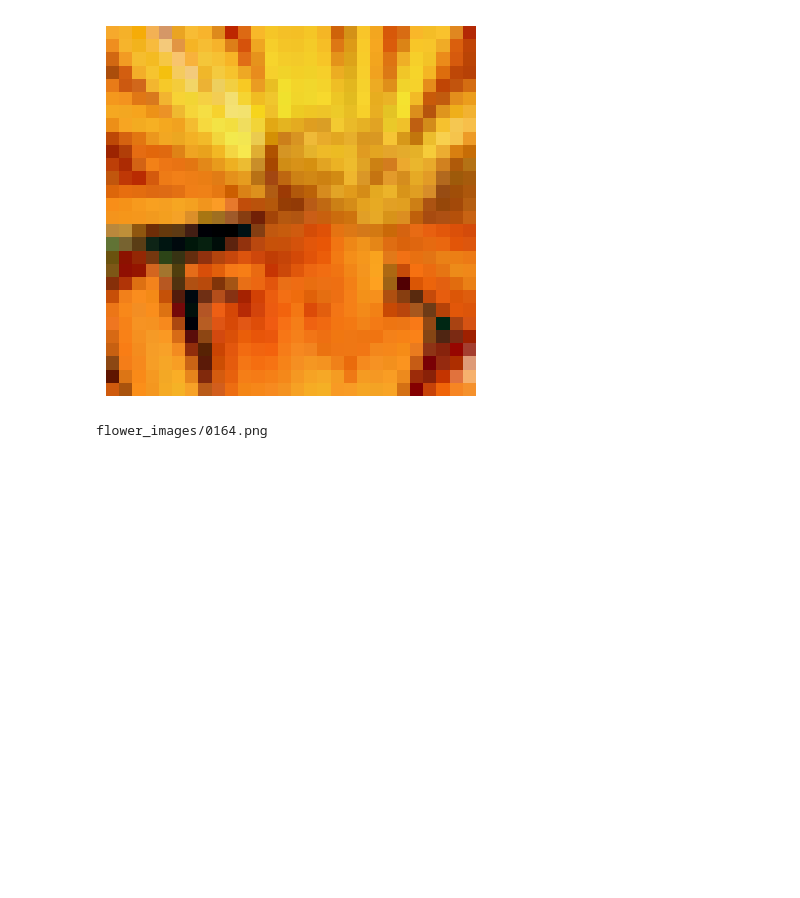
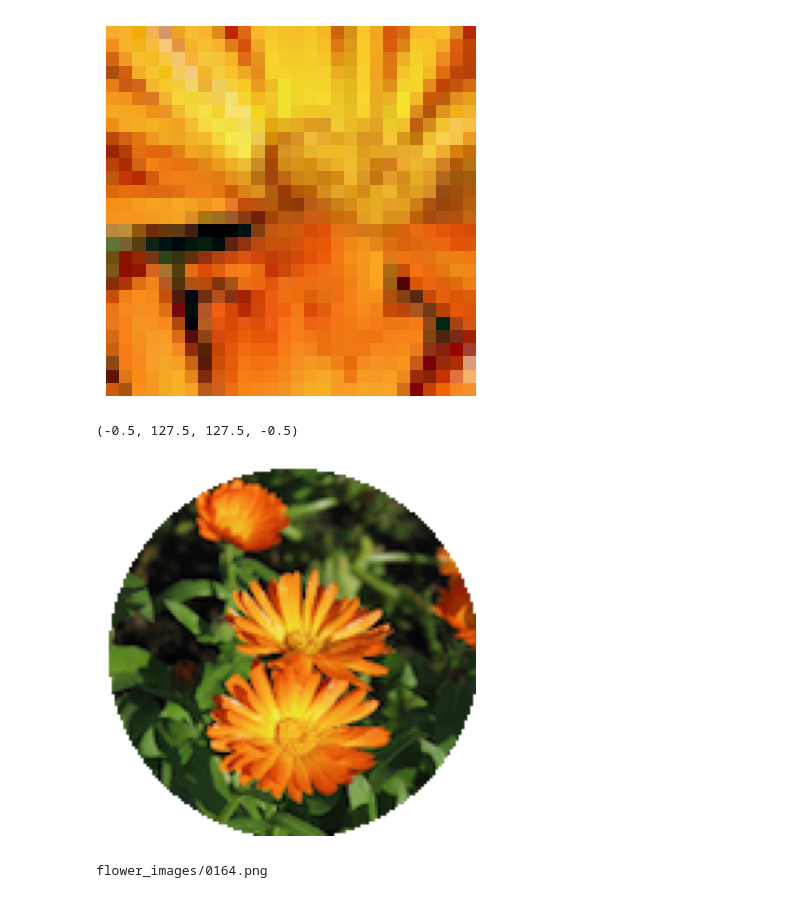
Before and after one commit to josesg998/dmecyt, a Jupyter notebook: preTP1/pre_TP_01_JSG.ipynb, the cells around one changed output. Saved outputs shown, nothing was run; the diff lists cells and outputs as text; code cells hidden in the pictures; blank space fills up the shorter version.

```diff
--- a/preTP1/pre_TP_01_JSG.ipynb
+++ b/preTP1/pre_TP_01_JSG.ipynb
@@ -131,6 +131,34 @@ plt.axis('off')
 # %% [output]
 (-0.5, 27.5, 27.5, -0.5)
 [figure]
+# %%
+import numpy as np
+from PIL import Image, ImageDraw
+
+# Open the input image as numpy array, convert to RGB
+random.seed(42)
+imagen = image_path+random.choice(labels['file'])
+img = Image.open(imagen).convert('RGB')
+npImage=np.array(img)
+h,w=img.size
+
+# Create same size alpha layer with circle
+alpha = Image.new('L', img.size,0)
+draw = ImageDraw.Draw(alpha)
+draw.pieslice([1,1,h,w],0,360,fill=255)
+
+# Convert alpha Image to numpy array
+npAlpha=np.array(alpha)
+
+# Add alpha layer to RGB
+npImage=np.dstack((npImage,npAlpha))
+
+plt.imshow(npImage)
+#plt.imshow(imagen[50:78,50:78,:])
+plt.axis('off')
+# %% [output]
+(-0.5, 127.5, 127.5, -0.5)
+[figure, added]
 # %%
 random.seed(42)
 imagen = image_path+random.choice(labels['file'])
```
Also changed, not shown: parts of 1 cell of this notebook.
